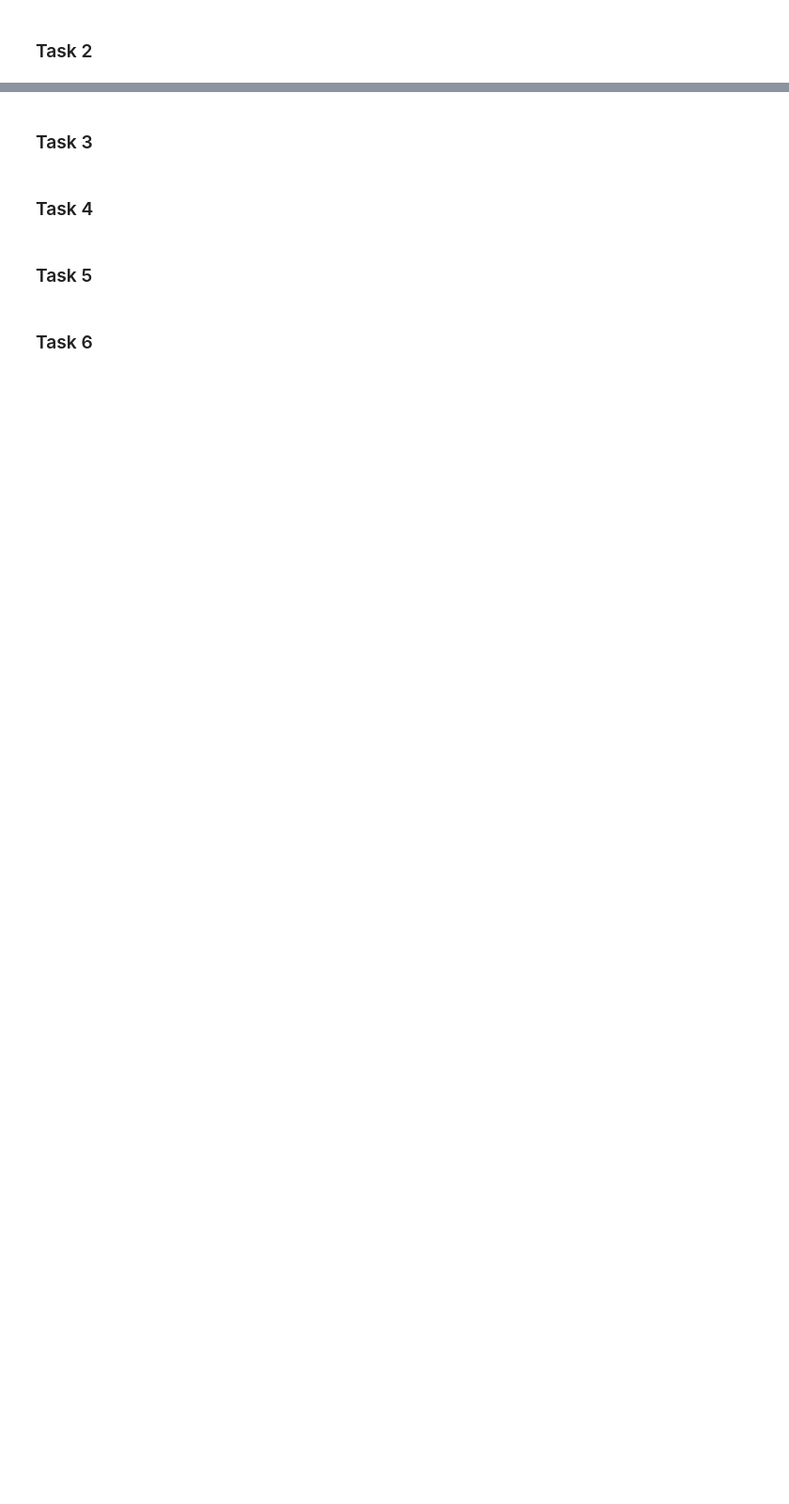
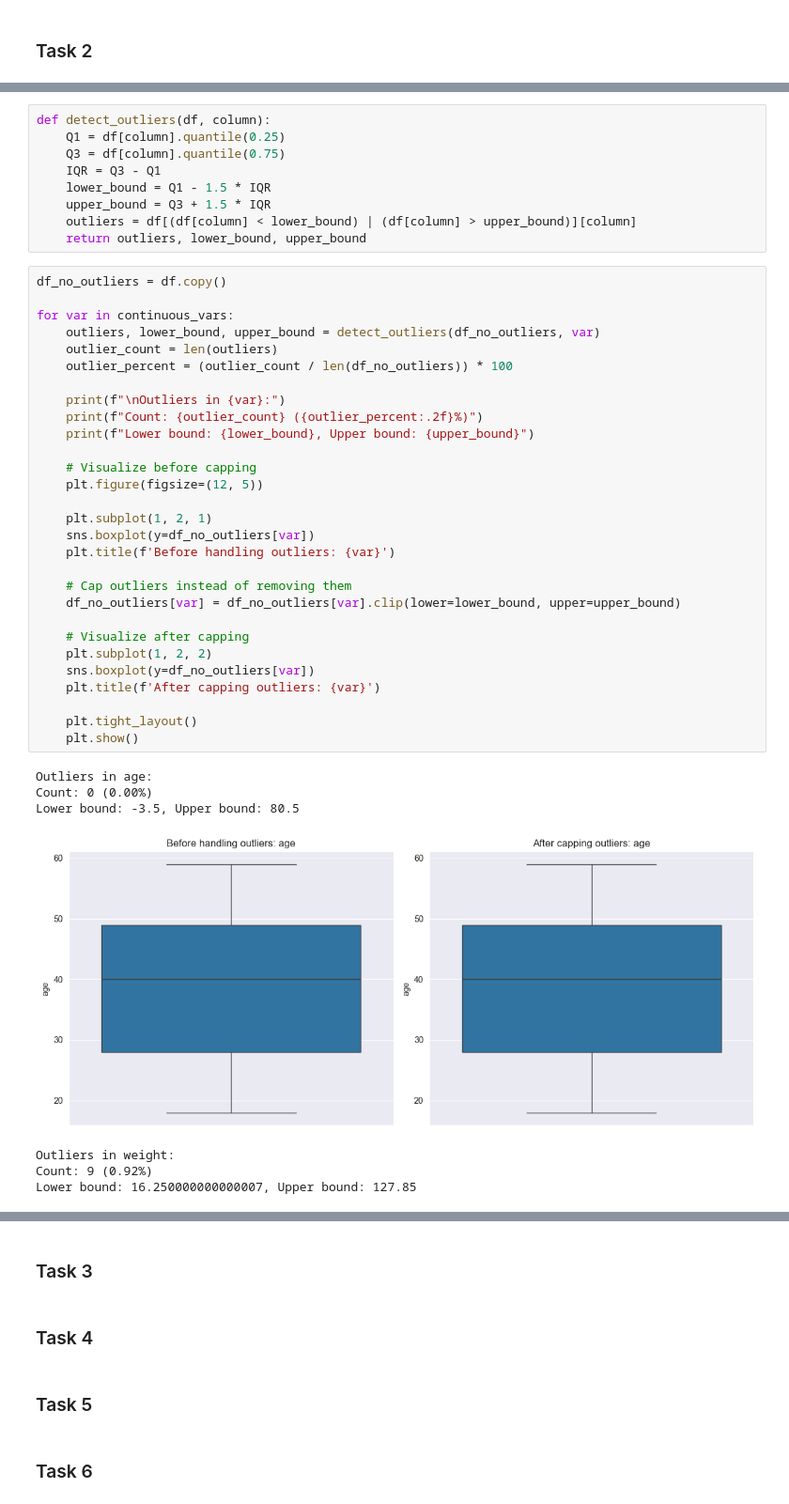
Before and after one commit to ivan-22-3-5/data_analysis_6th_sem, a Jupyter notebook: final-project/final-project.ipynb, the cells around one changed output, grey strips where cells are left out. Shown at 94% size. Cells and saved outputs as stored; diff of their text form; blank space fills up the shorter version.

Commit message:
feat(final_project): add outlier capping for task2

```diff
--- a/final-project/final-project.ipynb
+++ b/final-project/final-project.ipynb
@@ -105,0 +122,46 @@ plt.show()
+# %%
+def detect_outliers(df, column):
+    Q1 = df[column].quantile(0.25)
+    Q3 = df[column].quantile(0.75)
+    IQR = Q3 - Q1
+    lower_bound = Q1 - 1.5 * IQR
+    upper_bound = Q3 + 1.5 * IQR
+    outliers = df[(df[column] < lower_bound) | (df[column] > upper_bound)][column]
+    return outliers, lower_bound, upper_bound
+# %%
+df_no_outliers = df.copy()
+
+for var in continuous_vars:
+    outliers, lower_bound, upper_bound = detect_outliers(df_no_outliers, var)
+    outlier_count = len(outliers)
+    outlier_percent = (outlier_count / len(df_no_outliers)) * 100
+
+    print(f"\nOutliers in {var}:")
+    print(f"Count: {outlier_count} ({outlier_percent:.2f}%)")
+    print(f"Lower bound: {lower_bound}, Upper bound: {upper_bound}")
+
+    # Visualize before capping
+    plt.figure(figsize=(12, 5))
+
+    plt.subplot(1, 2, 1)
+    sns.boxplot(y=df_no_outliers[var])
+    plt.title(f'Before handling outliers: {var}')
+
+    # Cap outliers instead of removing them
+    df_no_outliers[var] = df_no_outliers[var].clip(lower=lower_bound, upper=upper_bound)
+
+    # Visualize after capping
+    plt.subplot(1, 2, 2)
+    sns.boxplot(y=df_no_outliers[var])
+    plt.title(f'After capping outliers: {var}')
+
+    plt.tight_layout()
+    plt.show()
+# %% [output]
+Outliers in age:
+Count: 0 (0.00%)
+Lower bound: -3.5, Upper bound: 80.5
+[figure, added]
+Outliers in weight:
+Count: 9 (0.92%)
+Lower bound: 16.250000000000007, Upper bound: 127.85
```
Also changed, not shown: parts of 5 cells of this notebook.
